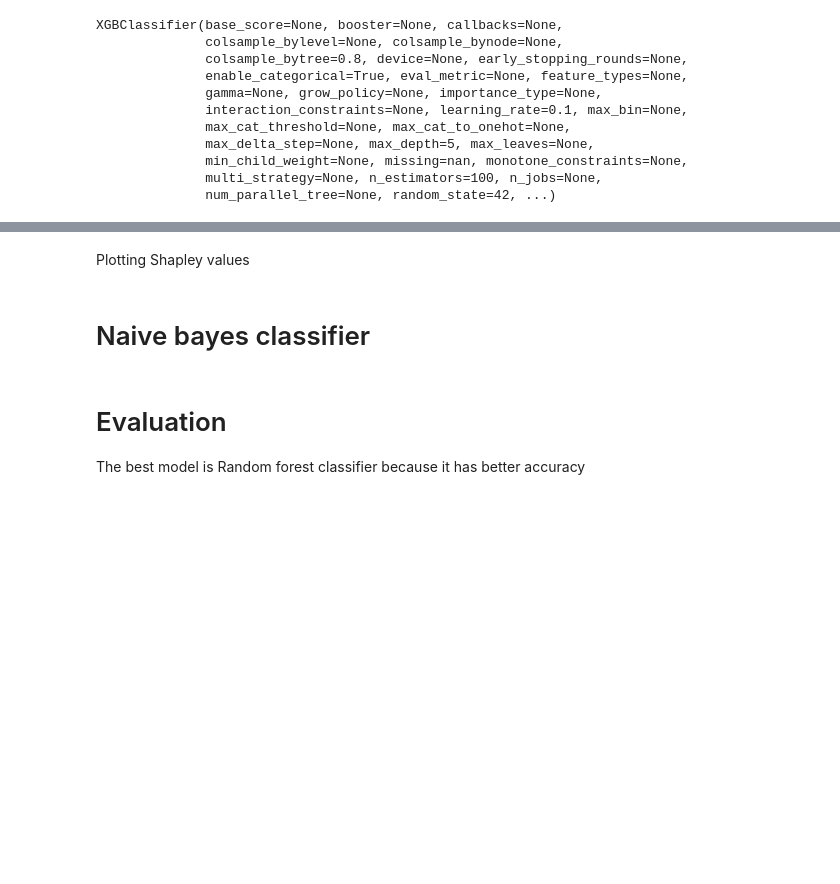
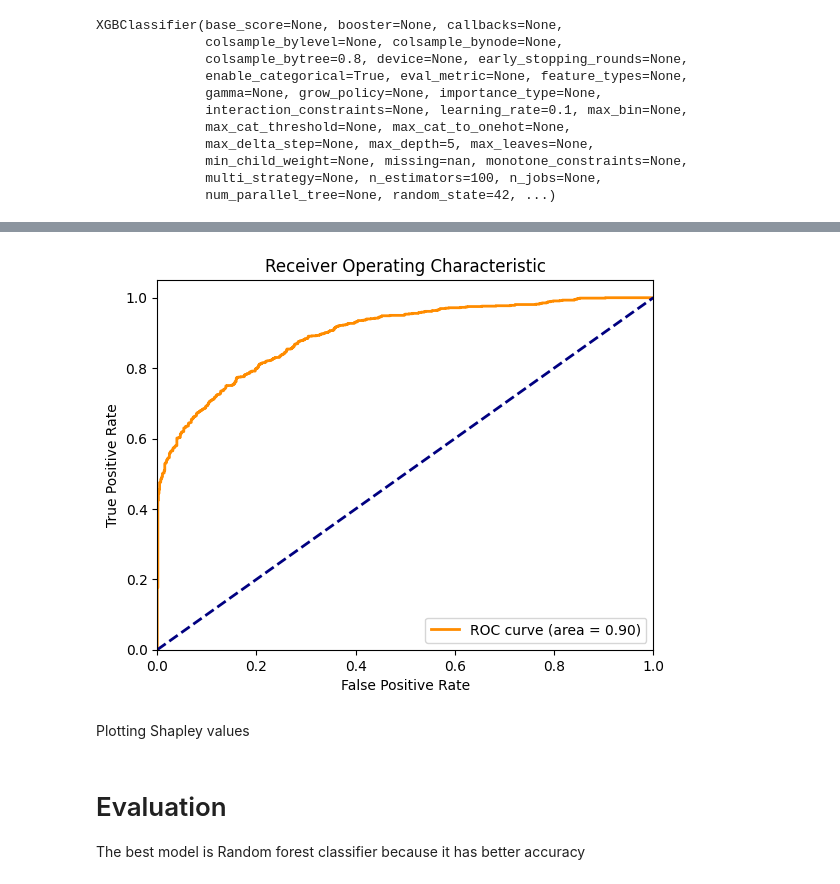
Before and after one commit to ResearchMethodsGroupAssignment/Kaggle_Challenge_Team2, a Jupyter notebook: Kaggle_team2_Titanic.ipynb, the cells around one changed output, grey strips where cells are left out. Drawn from its saved outputs; the diff is of its cells as text; code cells hidden in the pictures; blank space fills up the shorter version.

```diff
--- a/Kaggle_team2_Titanic.ipynb
+++ b/Kaggle_team2_Titanic.ipynb
@@ -623,21 +655,24 @@ print(classification_report(y_test, GB_y_pred))
 # %%
+#ROC CURVE for GradientBoost
 from sklearn.metrics import roc_curve, auc
 
-# Calculate the ROC curve and AUC score
-fpr, tpr, thresholds = roc_curve(y_test, best_model.predict_proba(X_test)[:,1])
+# Compute ROC curve and ROC area for each class
+fpr, tpr, _ = roc_curve(y_test, best_gb_clf.predict_proba(X_test)[:, 1])
 roc_auc = auc(fpr, tpr)
 
-# Plot the ROC curve
-plt.figure(figsize=(8, 6))
+# Plot ROC curve
+plt.figure()
 plt.plot(fpr, tpr, color='darkorange', lw=2, label='ROC curve (area = %0.2f)' % roc_auc)
 plt.plot([0, 1], [0, 1], color='navy', lw=2, linestyle='--')
 plt.xlim([0.0, 1.0])
 plt.ylim([0.0, 1.05])
 plt.xlabel('False Positive Rate')
 plt.ylabel('True Positive Rate')
-plt.title('Receiver Operating Characteristic (ROC)')
+plt.title('Receiver Operating Characteristic')
 plt.legend(loc="lower right")
 plt.show()
+# %% [output]
+[figure, added]
 # %% [markdown]
 Plotting Shapley values
 # %%
@@ -651,5 +686,3 @@ shap_values = explainer.shap_values(X_train)
 
 # Plot the SHAP values
 shap.summary_plot(shap_values, X_train)
-# %% [markdown]
-# Naive bayes classifier
```
Also changed, not shown: parts of 23 cells of this notebook.
